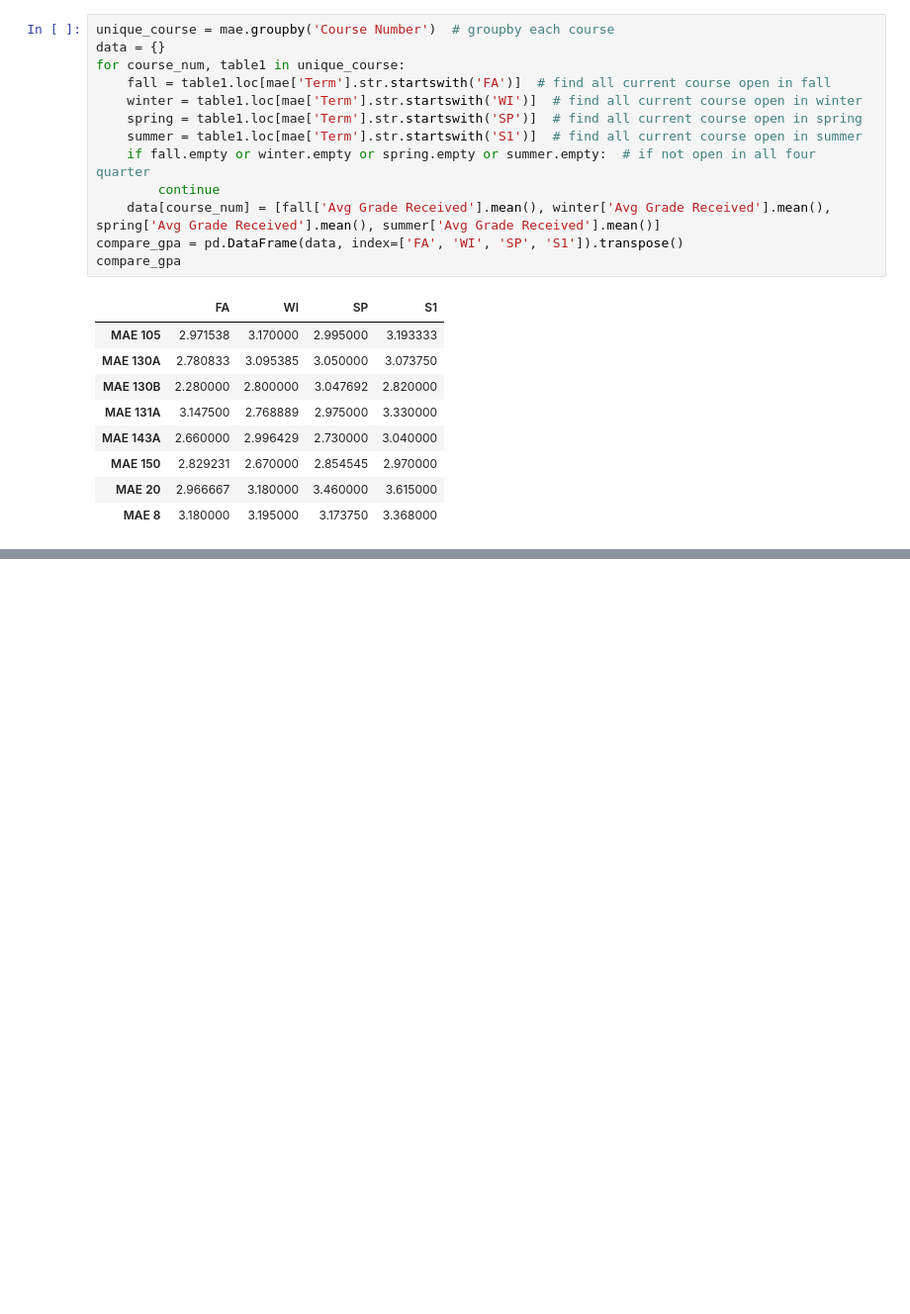
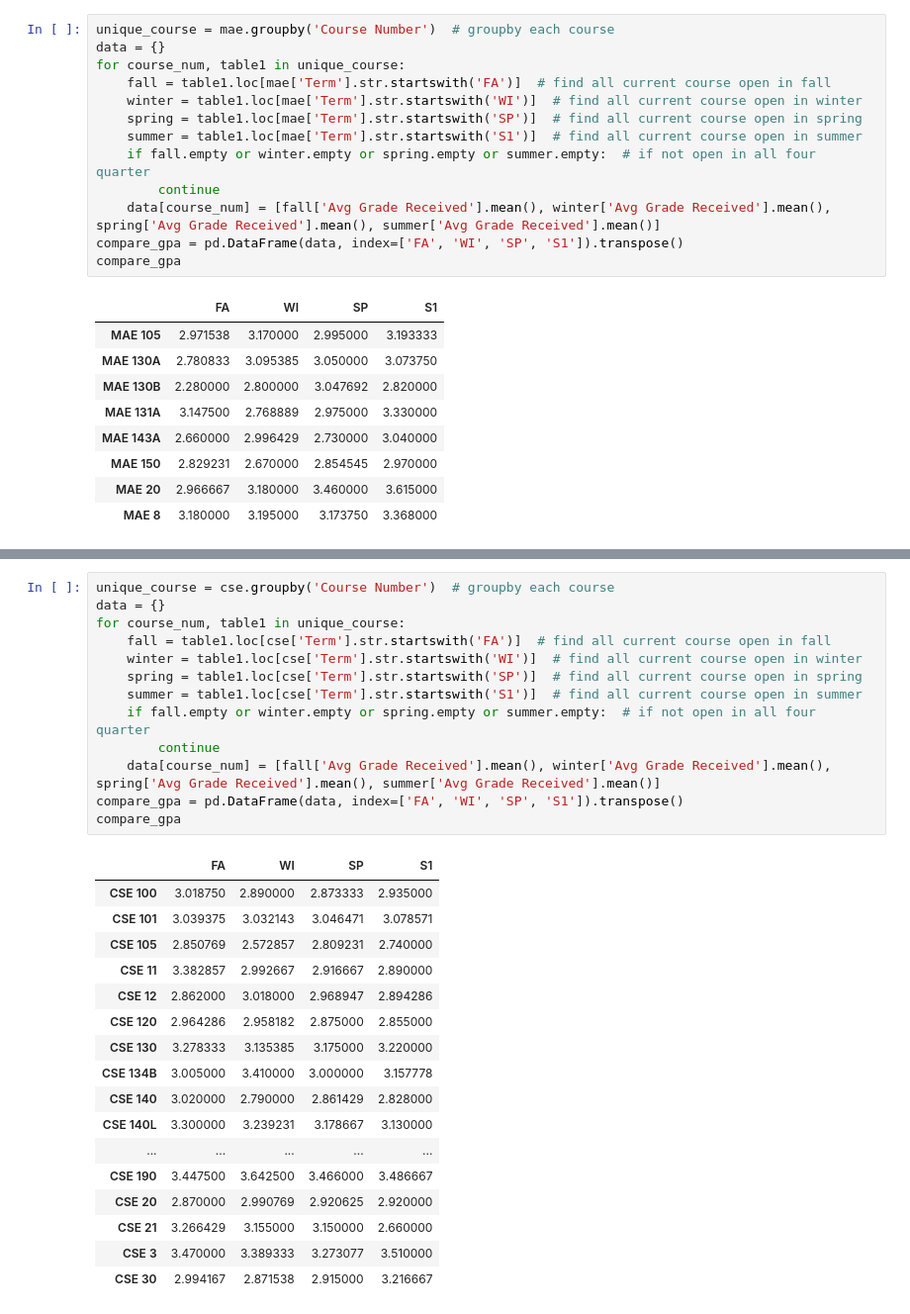
Before and after one commit to tkafel/ECE143, a Jupyter notebook: Post Meeting Final Project - Question 9.ipynb, the cells around one changed output, grey strips where cells are left out. Shown: that part at 99% size. Saved outputs shown, nothing was run; the diff lists cells and outputs as text; blank space fills up the shorter version.

```diff
--- a/Post Meeting Final Project - Question 9.ipynb
+++ b/Post Meeting Final Project - Question 9.ipynb
@@ -51,0 +100,31 @@ compare_gpa.plot.bar(rot = 0, figsize=(10,5)).legend(bbox_to_anchor=(1, 1))
+# %%
+unique_course = cse.groupby('Course Number')  # groupby each course
+data = {}
+for course_num, table1 in unique_course:
+    fall = table1.loc[cse['Term'].str.startswith('FA')]  # find all current course open in fall
+    winter = table1.loc[cse['Term'].str.startswith('WI')]  # find all current course open in winter
+    spring = table1.loc[cse['Term'].str.startswith('SP')]  # find all current course open in spring
+    summer = table1.loc[cse['Term'].str.startswith('S1')]  # find all current course open in summer
+    if fall.empty or winter.empty or spring.empty or summer.empty:  # if not open in all four quarter
+        continue
+    data[course_num] = [fall['Avg Grade Received'].mean(), winter['Avg Grade Received'].mean(), spring['Avg Grade Received'].mean(), summer['Avg Grade Received'].mean()]
+compare_gpa = pd.DataFrame(data, index=['FA', 'WI', 'SP', 'S1']).transpose()
+compare_gpa
+# %% [output]
+|  | FA | WI | SP | S1 |
+| CSE 100 | 3.018750 | 2.890000 | 2.873333 | 2.935000 |
+| CSE 101 | 3.039375 | 3.032143 | 3.046471 | 3.078571 |
+| CSE 105 | 2.850769 | 2.572857 | 2.809231 | 2.740000 |
+| CSE 11 | 3.382857 | 2.992667 | 2.916667 | 2.890000 |
+| CSE 12 | 2.862000 | 3.018000 | 2.968947 | 2.894286 |
+| CSE 120 | 2.964286 | 2.958182 | 2.875000 | 2.855000 |
+| CSE 130 | 3.278333 | 3.135385 | 3.175000 | 3.220000 |
+| CSE 134B | 3.005000 | 3.410000 | 3.000000 | 3.157778 |
+| CSE 140 | 3.020000 | 2.790000 | 2.861429 | 2.828000 |
+| CSE 140L | 3.300000 | 3.239231 | 3.178667 | 3.130000 |
+| ... | ... | ... | ... | ... |
+| CSE 190 | 3.447500 | 3.642500 | 3.466000 | 3.486667 |
+| CSE 20 | 2.870000 | 2.990769 | 2.920625 | 2.920000 |
+| CSE 21 | 3.266429 | 3.155000 | 3.150000 | 2.660000 |
+| CSE 3 | 3.470000 | 3.389333 | 3.273077 | 3.510000 |
+| CSE 30 | 2.994167 | 2.871538 | 2.915000 | 3.216667 |
```
Also changed, not shown: parts of 16 cells of this notebook, 1 other file.
